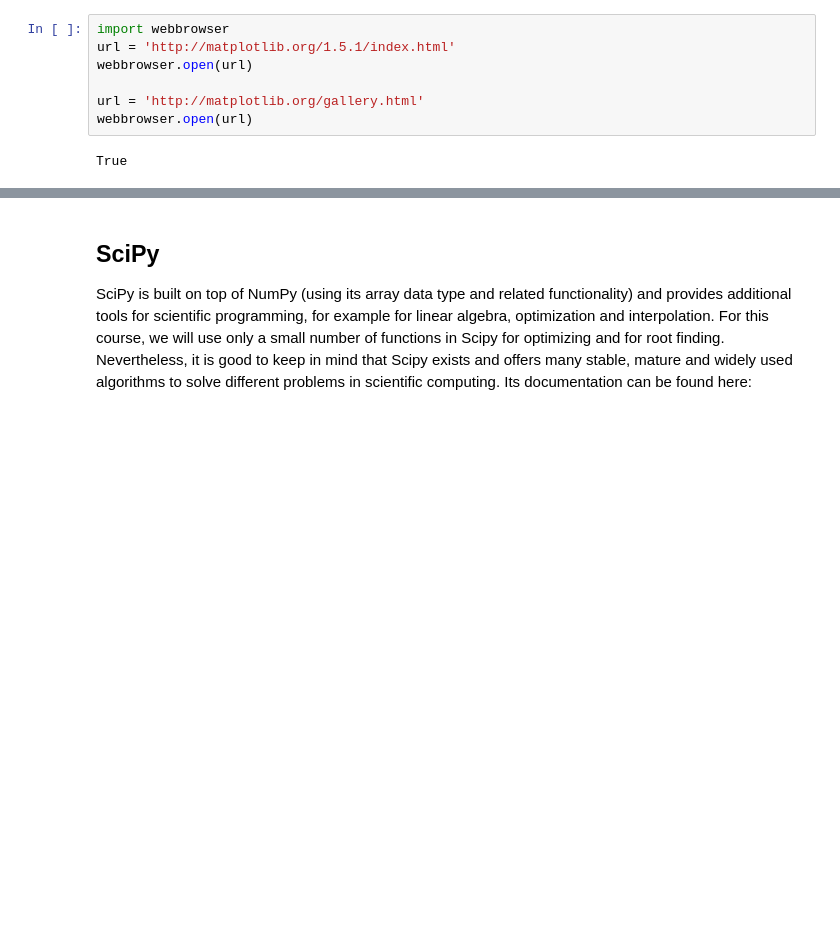
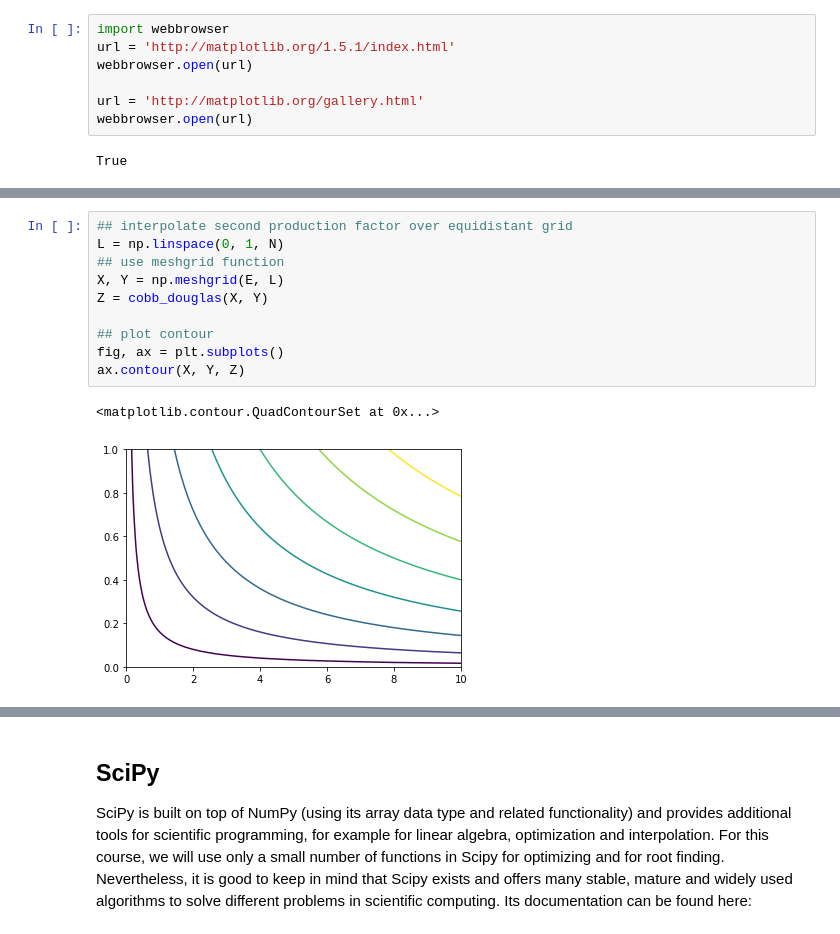
Before and after one commit to Moony2D/Python-Intro-ifo, a Jupyter notebook: PyIntro_Scipy.ipynb, the cells around one changed output, grey strips where cells are left out. Saved outputs shown, nothing was run; the diff lists cells and outputs as text; blank space fills up the shorter version.

Commit message:
Modifies PyIntro_Scipy: adds examples to matplotlib section on contour plots, scatter plots, histograms (some explanation TBA)

```diff
--- a/PyIntro_Scipy.ipynb
+++ b/PyIntro_Scipy.ipynb
@@ -107,0 +117,13 @@ ax.legend(loc = 'upper left')
+# %%
+## interpolate second production factor over equidistant grid
+L = np.linspace(0, 1, N)
+## use meshgrid function
+X, Y = np.meshgrid(E, L)
+Z = cobb_douglas(X, Y)
+
+## plot contour
+fig, ax = plt.subplots()
+ax.contour(X, Y, Z)
+# %% [output]
+<matplotlib.contour.QuadContourSet at 0x...>
+[figure, added]
```
Also changed, not shown: parts of 19 cells of this notebook.
